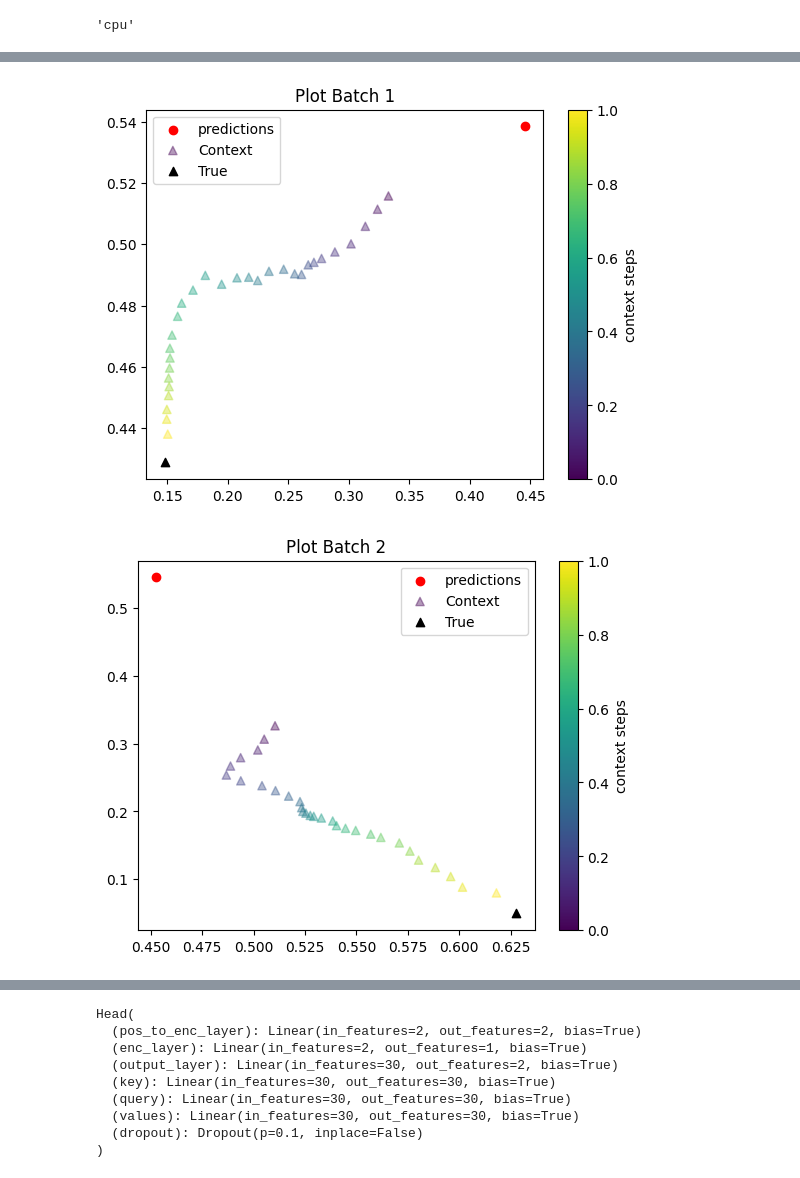
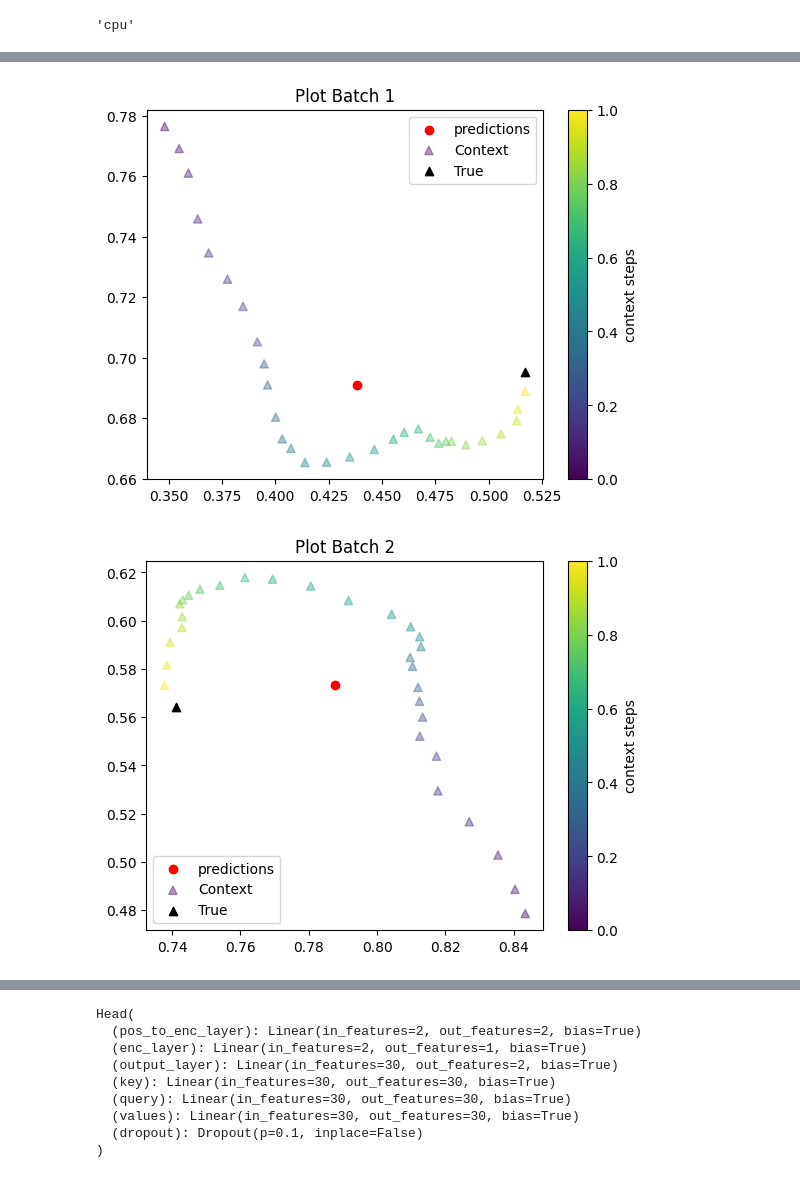
Before and after one commit to mgteus/neuro, a Jupyter notebook: transformers_andrej/attention_model_vizz.ipynb, the cells around one changed output, grey strips where cells are left out. Drawn from its saved outputs; the diff is of its cells as text; code cells hidden in the pictures.

```diff
--- a/transformers_andrej/attention_model_vizz.ipynb
+++ b/transformers_andrej/attention_model_vizz.ipynb
@@ -26,11 +26,13 @@ DEVICE
 # %%
 model = Head(context_len=CONTEXT_LEN, batch_size=BATCH_SIZE, dropout=DROPOUT)
 optimizer = torch.optim.Adam(model.parameters(), lr=LEARNING_RATE)
+# %%
+xb, yb = get_batch2d(context_len=CONTEXT_LEN, batch_size=BATCH_SIZE, split='train', device=DEVICE)
 # %%
 loss_list = []
 
 for epoch in range(NUM_EPOCHS):
-    xb, yb = get_batch(context_len=CONTEXT_LEN, batch_size=BATCH_SIZE, split='train', device=DEVICE)
+    xb, yb = get_batch2d(context_len=CONTEXT_LEN, batch_size=BATCH_SIZE, split='train', device=DEVICE)
     optimizer.zero_grad(set_to_none=True)
     predictions = model(xb)
     loss = RMSELoss(predictions, yb)
@@ -66,9 +69,9 @@ np_context = xb.detach().numpy()
 # %%
 for i in range(BATCH_SIZE):
     plt.title(f'Plot Batch {i}')
-    plt.scatter(np_predictions[i, 0], np_predictions[i, 1], label='predictions', c='r')
-    plt.scatter(np_context[i, :,0], np_context[i, :, 1], label='Context', c=[color for color in range(len(np_context[i, :, 1]))], alpha=0.4, marker='^')
-    plt.scatter(np_true[i, 0], np_true[i, 1], label='True', c='k', marker='^')
+    plt.scatter(np_predictions[i, -1, 0], np_predictions[i, -1, 1], label='predictions', c='r')
+    plt.scatter(np_context[i, :,0], np_context[i, :, 1], label='Context', c=[color for color in range(30)], alpha=0.4, marker='^')
+    plt.scatter(np_true[i, -1, 0], np_true[i, -1, 1], label='True', c='k', marker='^')
     plt.legend()
     plt.colorbar(label='context steps')
     # plt.xlim(0, 1)
@@ -79,2 +82,2 @@ for i in range(BATCH_SIZE):
-[figure, old version]
+[figure, new version]
-[figure, old version]
+[figure, new version]
```
Also changed, not shown: parts of 5 cells of this notebook, 5 other files.
